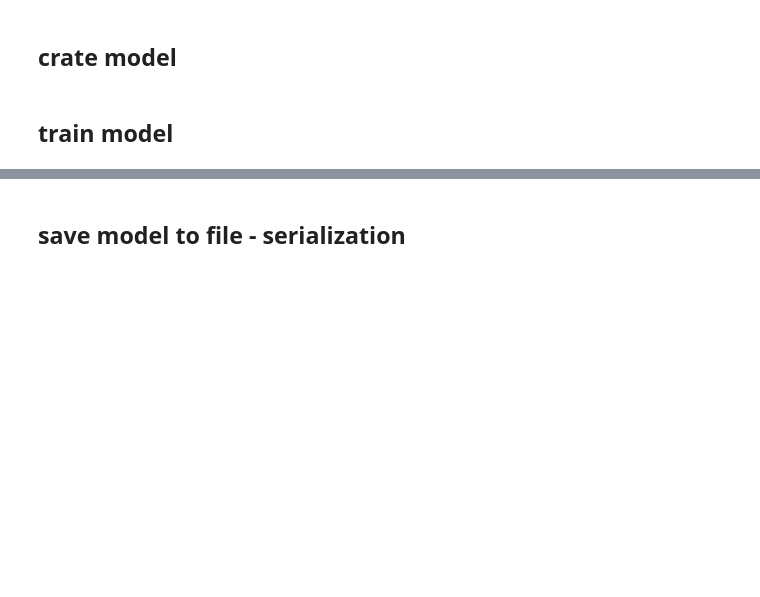
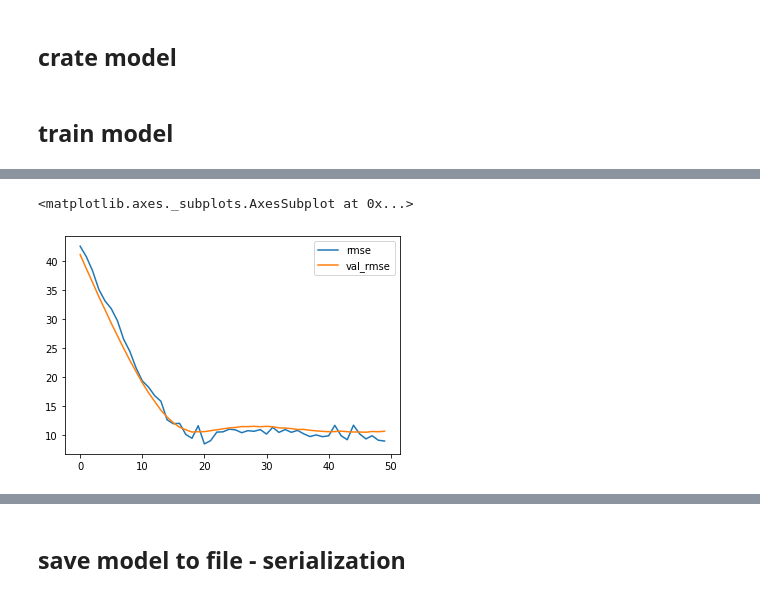
Before and after one commit to canislatranscoxus/tensorflow, a Jupyter notebook: 3_keras_sequential_taxi.ipynb, the cells around one changed output, grey strips where cells are left out. Drawn from its saved outputs; the diff is of its cells as text; code cells hidden in the pictures; blank space fills up the shorter version.

```diff
--- a/3_keras_sequential_taxi.ipynb
+++ b/3_keras_sequential_taxi.ipynb
@@ -105,3 +103,7 @@ Local copy of the dataset file: /root/.keras/datasets/taxi-train.csv
+# %%
+train_dataset_fp = '/content/taxi-train.csv'
+valid_dataset_fp = '/content/taxi-valid.csv'
+test_dataset_fp  = '/content/taxi-test.csv'
 # %% [markdown]
 ##remove unwanted columns
 # %%
@@ -212,0 +250,7 @@ InvalidArgumentError: ignored
+# %%
+RMSE_COLS = ['rmse', 'val_rmse']
+
+pd.DataFrame(history.history)[RMSE_COLS].plot()
+# %% [output]
+<matplotlib.axes._subplots.AxesSubplot at 0x...>
+[figure, added]
```
Also changed, not shown: parts of 24 cells of this notebook.
